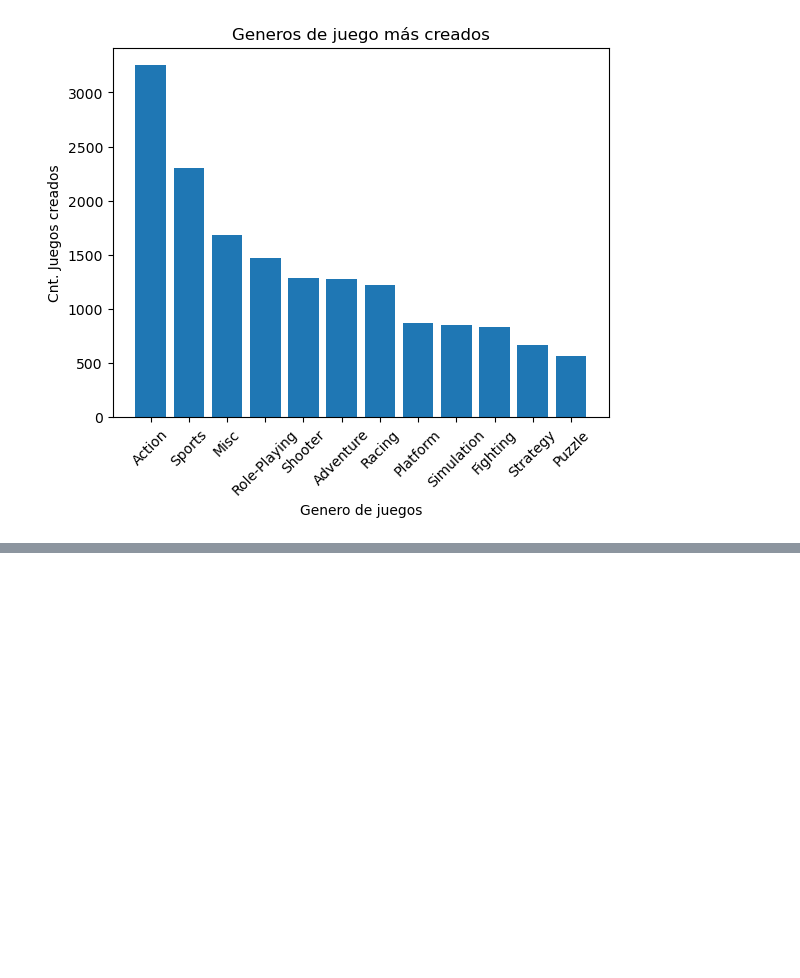
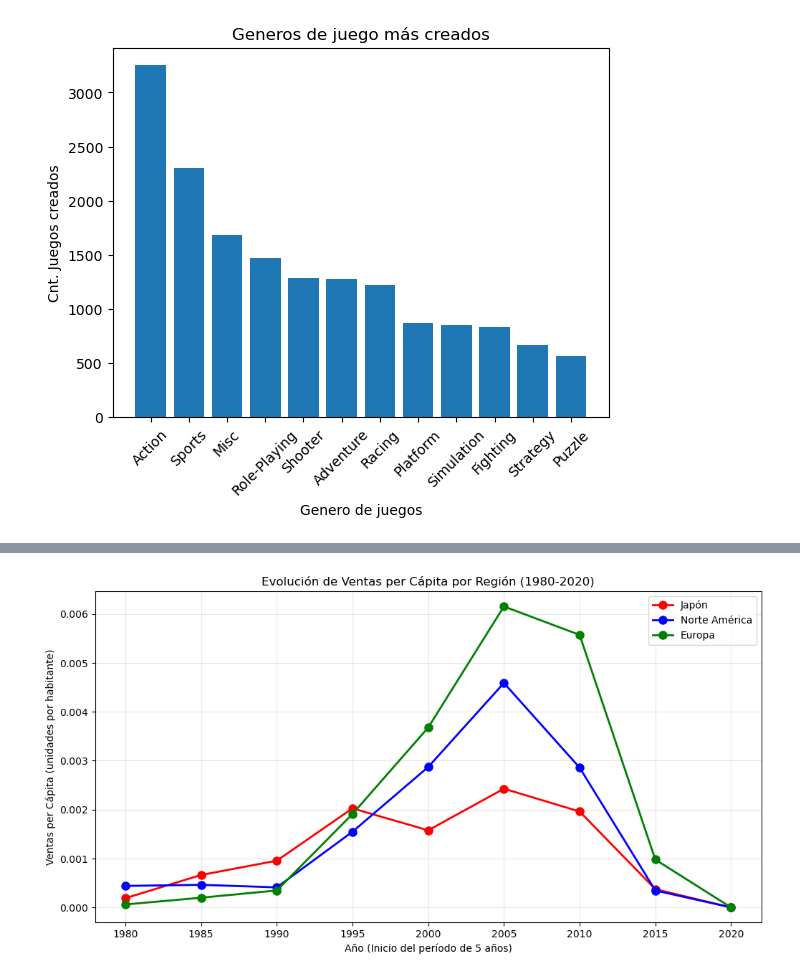
Before and after one commit to anton613/Proyectos_Data_Analisis_Video_Game_Sales, a Jupyter notebook: Analisis de Jugos.ipynb, the cells around one changed output, grey strips where cells are left out. Saved outputs shown, nothing was run; the diff lists cells and outputs as text; code cells hidden in the pictures; blank space fills up the shorter version.

Commit message:
analisis percapita de las ventas de videojuegos

```diff
--- a/Analisis de Jugos.ipynb
+++ b/Analisis de Jugos.ipynb
@@ -253,0 +282,9 @@ plt.show()
+# %%
+# Crear grupos de 5 años
+vgsales['Year_Group'] = (vgsales['Year'] // 5) * 5  # 1980-1984 → 1980, 1985-1989 → 1985, etc.
+
+# Agrupar ventas por períodos de 5 años
+ventas_5years = vgsales.groupby('Year_Group')[['JP_Sales', 'NA_Sales', 'EU_Sales']].sum()
+
+print("Ventas agrupadas por 5 años:")
+ventas_5years
@@ -253,0 +304,15 @@ plt.show()
+# %%
+# Unir ventas con datos de población
+ventas_con_poblacion = ventas_5years.merge(dfPoblacion,
+                                         left_index=True, right_on='Years', how='inner')
+
+print("Datos combinados:")
+print(ventas_con_poblacion)
+
+# Calcular ventas per cápita para cada región
+ventas_con_poblacion['JP_per_capita'] = ventas_con_poblacion['JP_Sales'] / ventas_con_poblacion['JP_poblacion']
+ventas_con_poblacion['EU_per_capita'] = ventas_con_poblacion['EU_Sales'] / ventas_con_poblacion['EU_poblacion']
+ventas_con_poblacion['NA_per_capita'] = ventas_con_poblacion['NA_Sales'] / ventas_con_poblacion['NA_poblacion']
+
+print("\nVentas per cápita:")
+ventas_con_poblacion[['Years', 'JP_per_capita', 'EU_per_capita', 'NA_per_capita']]
@@ -253,0 +347,20 @@ plt.show()
+# %%
+plt.figure(figsize=(12, 6))
+
+# Graficar evolución de ventas per cápita
+plt.plot(ventas_con_poblacion['Years'], ventas_con_poblacion['JP_per_capita'],
+         'o-', label='Japón', linewidth=2, markersize=8, color='red')
+plt.plot(ventas_con_poblacion['Years'], ventas_con_poblacion['NA_per_capita'],
+         'o-', label='Norte América', linewidth=2, markersize=8, color='blue')
+plt.plot(ventas_con_poblacion['Years'], ventas_con_poblacion['EU_per_capita'],
+         'o-', label='Europa', linewidth=2, markersize=8, color='green')
+
+plt.xlabel('Año (Inicio del período de 5 años)')
+plt.ylabel('Ventas per Cápita (unidades por habitante)')
+plt.title('Evolución de Ventas per Cápita por Región (1980-2020)')
+plt.legend()
+plt.grid(True, alpha=0.3)
+plt.xticks(ventas_con_poblacion['Years'])
+plt.show()
+# %% [output]
+[figure, added]
```
Also changed, not shown: parts of 6 cells of this notebook.
